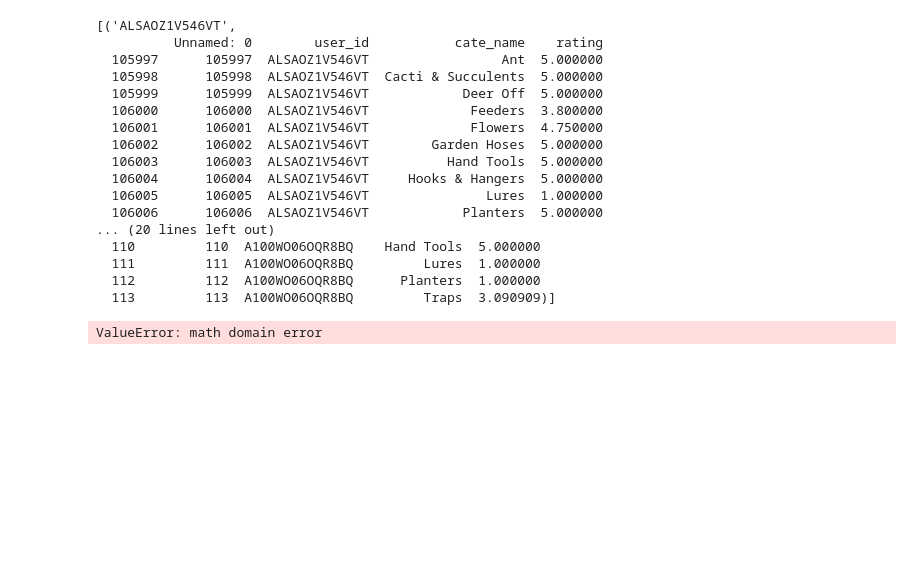
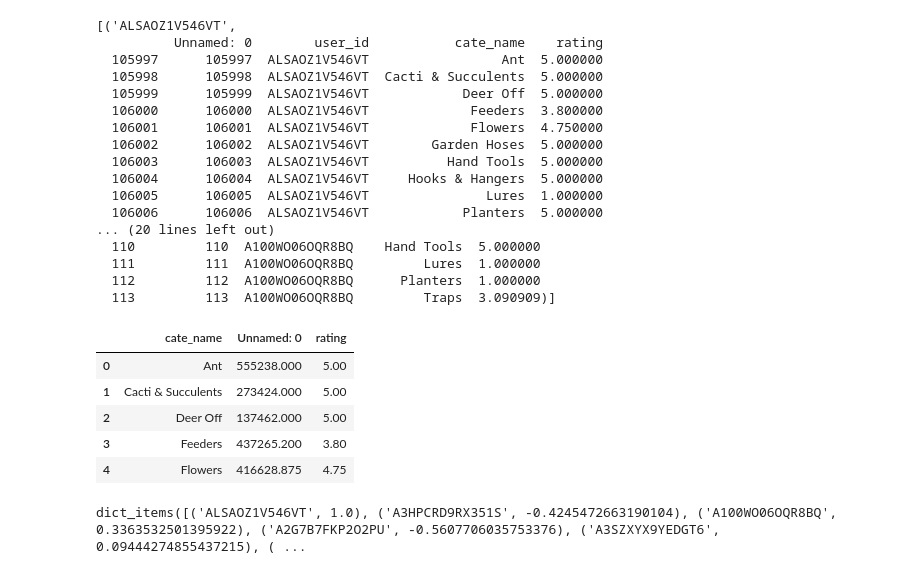
Before and after one commit to MingzeTR/MMF-Data-Science-Project, a Jupyter notebook: recommend_system_code.ipynb, the cells around one changed output. Cells and saved outputs as stored; diff of their text form; code cells hidden in the pictures; blank space fills up the shorter version.

```diff
--- a/recommend_system_code.ipynb
+++ b/recommend_system_code.ipynb
@@ -35,20 +62,31 @@ userSubsetCateGroupSample_df[0:3]
   111         111  A100WO06OQR8BQ         Lures  1.000000
   112         112  A100WO06OQR8BQ      Planters  1.000000
   113         113  A100WO06OQR8BQ         Traps  3.090909)]
+# %%
+#calculate the avg rating for input items
+inputitem_avg = inputitem_df.groupby(['cate_name']).mean()
+inputitem_avg.reset_index(level=0, inplace=True)
+# %%
+inputitem_avg.head()
+# %% [output]
+|  | cate_name | Unnamed: 0 | rating |
+| 0 | Ant | 555238.000 | 5.00 |
+| 1 | Cacti & Succulents | 273424.000 | 5.00 |
+| 2 | Deer Off | 137462.000 | 5.00 |
+| 3 | Feeders | 437265.200 | 3.80 |
+| 4 | Flowers | 416628.875 | 4.75 |
 # %%
-
 #Store the Pearson Correlation in a dictionary, where the key is the user Id and the value is the coefficient
 pearsonCorrelationDict = {}
 
 #For every user group in our subset
 for name, group in userSubsetCateGroupSample_df:
-    #Let's start by sorting the input and current user group so the values aren't mixed up later on
     group = group.sort_values(by='cate_name')
-    inputitem_df = inputitem_df.sort_values(by='cate_name')
+    inputitem_avg = inputitem_avg.sort_values(by='cate_name')
     #Get the N for the formula
     nRatings = len(group)
     #Get the review scores for the items that they both have in common
-    temp_df = inputitem_df[inputitem_df['cate_name'].isin(group['cate_name'].tolist())]
+    temp_df = inputitem_avg[inputitem_avg['cate_name'].isin(group['cate_name'].tolist())]
     #And then store them in a temporary buffer variable in a list format to facilitate future calculations
     tempRatingList = temp_df['rating'].tolist()
     #Let's also put the current user group reviews in a list format
@@ -63,5 +101,7 @@ for name, group in userSubsetCateGroupSample_df:
         pearsonCorrelationDict[name] = Sxy/sqrt(Sxx*Syy)
     else:
         pearsonCorrelationDict[name] = 0
-# %% [output]
-ValueError: math domain error
+# %%
+pearsonCorrelationDict.items()
+# %% [output]
+dict_items([('ALSAOZ1V546VT', 1.0), ('A3HPCRD9RX351S', -0.4245472663190104), ('A100WO06OQR8BQ', 0.3363532501395922), ('A2G7B7FKP2O2PU', -0.5607706035753376), ('A3SZXYX9YEDGT6', 0.09444274855437215), ( ...
```
Also changed, not shown: parts of 5 cells of this notebook.
